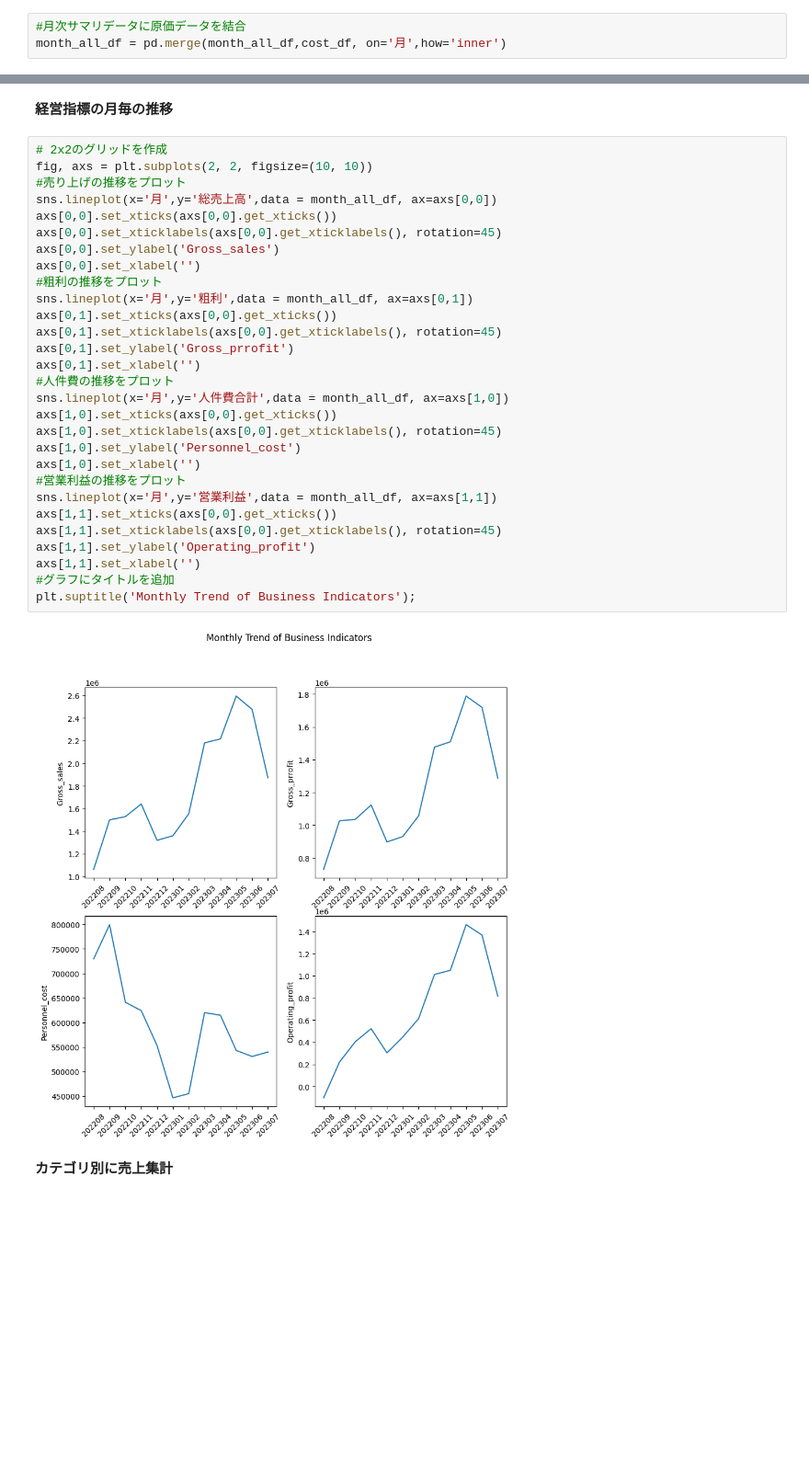
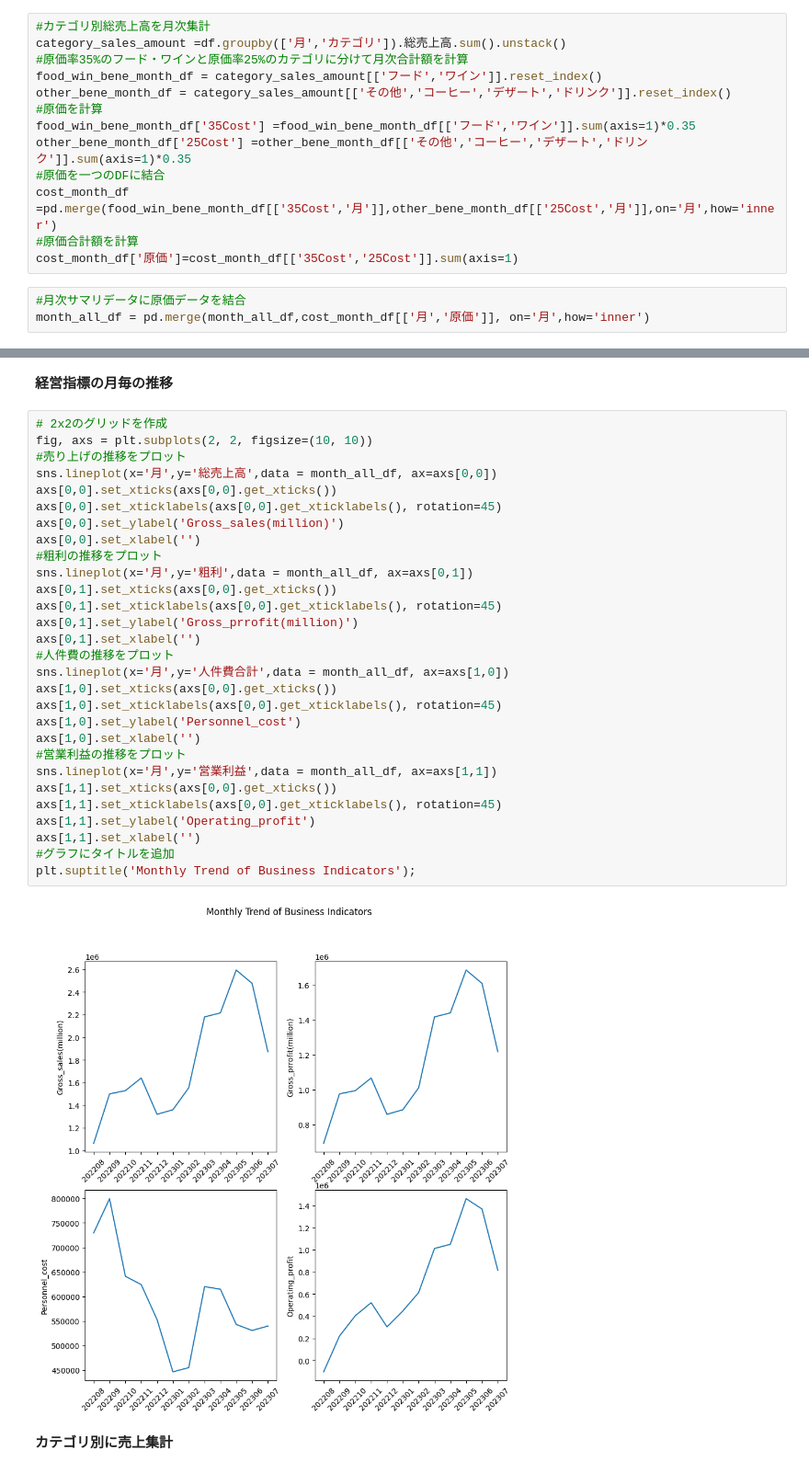
Before and after one commit to YoshiakiAsahara/for-intern, a Jupyter notebook: phase1.ipynb, the cells around one changed output, grey strips where cells are left out. Shown at 92% size. Cells and saved outputs as stored; diff of their text form; blank space fills up the shorter version.

```diff
--- a/phase1.ipynb
+++ b/phase1.ipynb
@@ -146,6 +133,19 @@ cost_df.rename('原価',inplace=True);
+# %%
+#カテゴリ別総売上高を月次集計
+category_sales_amount =df.groupby(['月','カテゴリ']).総売上高.sum().unstack()
+#原価率35%のフード・ワインと原価率25%のカテゴリに分けて月次合計額を計算
+food_win_bene_month_df = category_sales_amount[['フード','ワイン']].reset_index()
+other_bene_month_df = category_sales_amount[['その他','コーヒー','デザート','ドリンク']].reset_index()
+#原価を計算
+food_win_bene_month_df['35Cost'] =food_win_bene_month_df[['フード','ワイン']].sum(axis=1)*0.35
+other_bene_month_df['25Cost'] =other_bene_month_df[['その他','コーヒー','デザート','ドリンク']].sum(axis=1)*0.35
+#原価を一つのDFに結合
+cost_month_df =pd.merge(food_win_bene_month_df[['35Cost','月']],other_bene_month_df[['25Cost','月']],on='月',how='inner')
+#原価合計額を計算
+cost_month_df['原価']=cost_month_df[['35Cost','25Cost']].sum(axis=1)
 # %%
 #月次サマリデータに原価データを結合
-month_all_df = pd.merge(month_all_df,cost_df, on='月',how='inner')
+month_all_df = pd.merge(month_all_df,cost_month_df[['月','原価']], on='月',how='inner')
 # %%
 #サマリデータで粗利を計算
 month_all_df['粗利'] = month_all_df['総売上高'] - month_all_df['原価']
@@ -396,34 +396,34 @@ print('営業利益',int(operating_profit),'円')
 # %%
 # 2x2のグリッドを作成
 fig, axs = plt.subplots(2, 2, figsize=(10, 10))
 #売り上げの推移をプロット
 sns.lineplot(x='月',y='総売上高',data = month_all_df, ax=axs[0,0])
 axs[0,0].set_xticks(axs[0,0].get_xticks())
 axs[0,0].set_xticklabels(axs[0,0].get_xticklabels(), rotation=45)
-axs[0,0].set_ylabel('Gross_sales')
+axs[0,0].set_ylabel('Gross_sales(million)')
 axs[0,0].set_xlabel('')
 #粗利の推移をプロット
 sns.lineplot(x='月',y='粗利',data = month_all_df, ax=axs[0,1])
 axs[0,1].set_xticks(axs[0,0].get_xticks())
 axs[0,1].set_xticklabels(axs[0,0].get_xticklabels(), rotation=45)
-axs[0,1].set_ylabel('Gross_prrofit')
+axs[0,1].set_ylabel('Gross_prrofit(million)')
 axs[0,1].set_xlabel('')
 #人件費の推移をプロット
 sns.lineplot(x='月',y='人件費合計',data = month_all_df, ax=axs[1,0])
 axs[1,0].set_xticks(axs[0,0].get_xticks())
 axs[1,0].set_xticklabels(axs[0,0].get_xticklabels(), rotation=45)
 axs[1,0].set_ylabel('Personnel_cost')
 axs[1,0].set_xlabel('')
 #営業利益の推移をプロット
 sns.lineplot(x='月',y='営業利益',data = month_all_df, ax=axs[1,1])
 axs[1,1].set_xticks(axs[0,0].get_xticks())
 axs[1,1].set_xticklabels(axs[0,0].get_xticklabels(), rotation=45)
 axs[1,1].set_ylabel('Operating_profit')
 axs[1,1].set_xlabel('')
 #グラフにタイトルを追加
 plt.suptitle('Monthly Trend of Business Indicators');
 # %% [output]
-[figure, old version]
+[figure, new version]
 # %% [markdown]
 **カテゴリ別に売上集計**
 # %%
```
Also changed, not shown: parts of 4 cells of this notebook.
